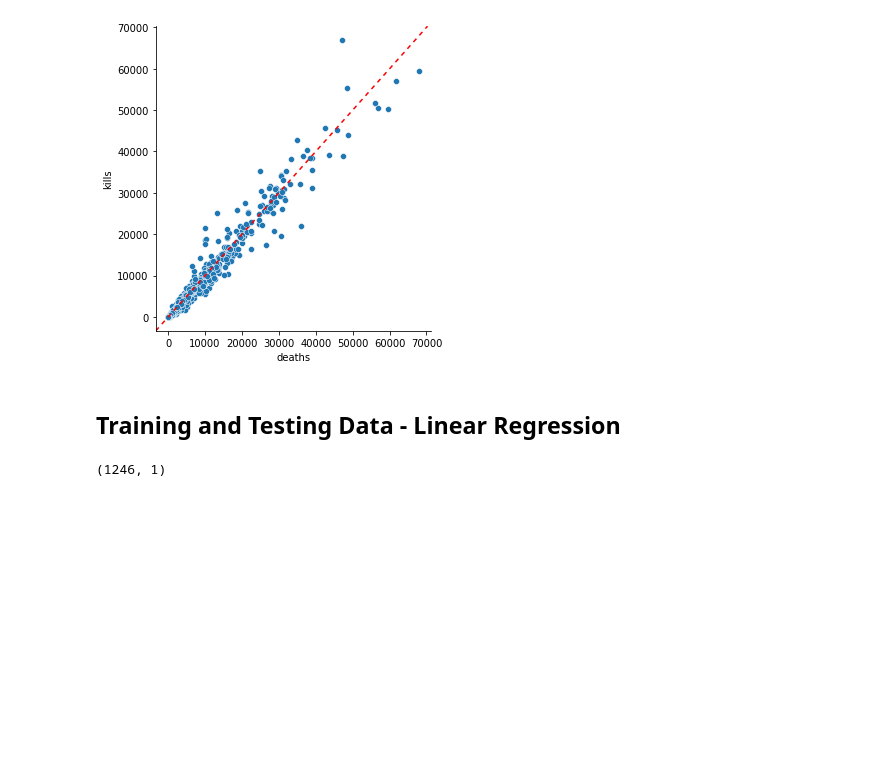
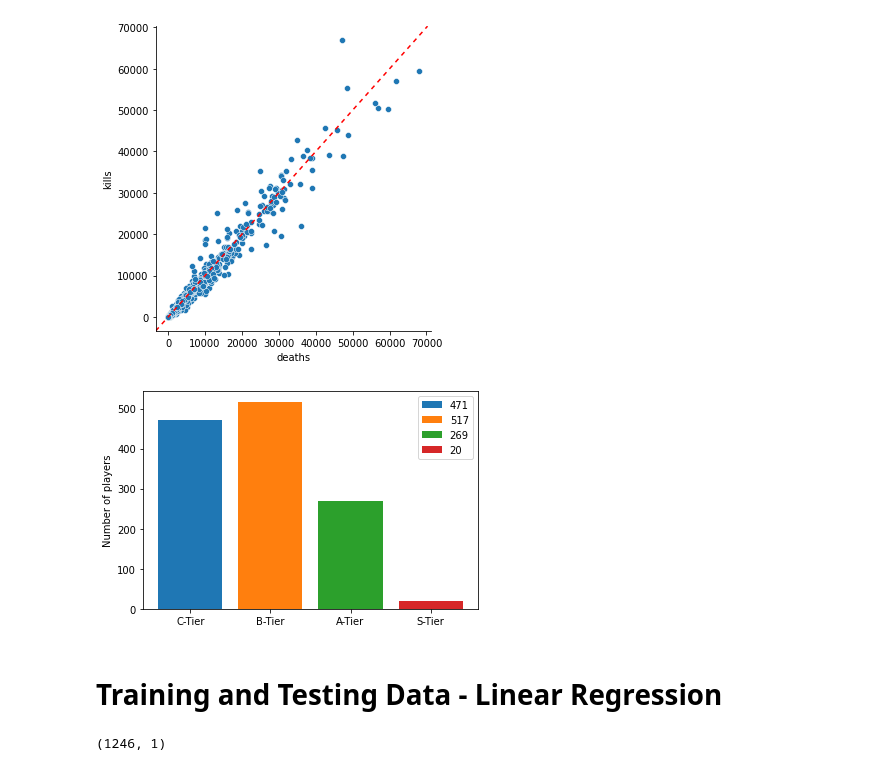
Before and after one commit to MatyasGreff/cml-project-sem3, a Jupyter notebook: cod_notebook.ipynb, the cells around one changed output. Drawn from its saved outputs; the diff is of its cells as text; code cells hidden in the pictures; blank space fills up the shorter version.

```diff
--- a/cod_notebook.ipynb
+++ b/cod_notebook.ipynb
@@ -45,7 +45,7 @@ import pandas as pd
 import seaborn as sns
 import numpy as np
 # %%
-df = pd.read_csv('cod.csv')
+df = pd.read_csv('datasets/cod.csv')
 # %%
 df.head()
 # %% [output]
@@ -259,6 +259,25 @@ scat.ax.axline(xy1 = (20,10), slope = 1, color ='r',dashes =(3,3))
 # %% [output]
 <matplotlib.lines._AxLine at 0x...>
 [figure]
+# %%
+import matplotlib.pyplot as plt
+
+C_tier = df[(df.kdRatio<0.7) & (df.kdRatio>0)] # Exclude players who's kdRatio is 0
+B_tier = df[(df.kdRatio>=0.7) & (df.kdRatio<1)]
+A_tier = df[(df.kdRatio>=1) & (df.kdRatio<1.5)]
+S_tier = df[df.kdRatio>1.5]
+
+fig, ax = plt.subplots()
+ax1=ax.bar('C-Tier',C_tier.count())
+ax2=ax.bar('B-Tier',B_tier.count())
+ax3=ax.bar('A-Tier',A_tier.count())
+ax4=ax.bar('S-Tier',S_tier.count())
+ax.set_ylabel('Number of players')
+ax.legend((ax1,ax2,ax3,ax4), (str(C_tier['kdRatio'].count()),str(B_tier['kdRatio'].count()),str(A_tier['kdRatio'].count()),str(S_tier['kdRatio'].count())),loc='best')
+plt.show()
+# As mentioned earlier, one of the best metrics to measure a player's actual skill is by the kill/death ratio. The spread is visualized below.
+# %% [output]
+[figure, added]
 # %% [markdown]
-## Training and Testing Data - Linear Regression
+# Training and Testing Data - Linear Regression
 # %%
```
Also changed, not shown: parts of 4 cells of this notebook.
